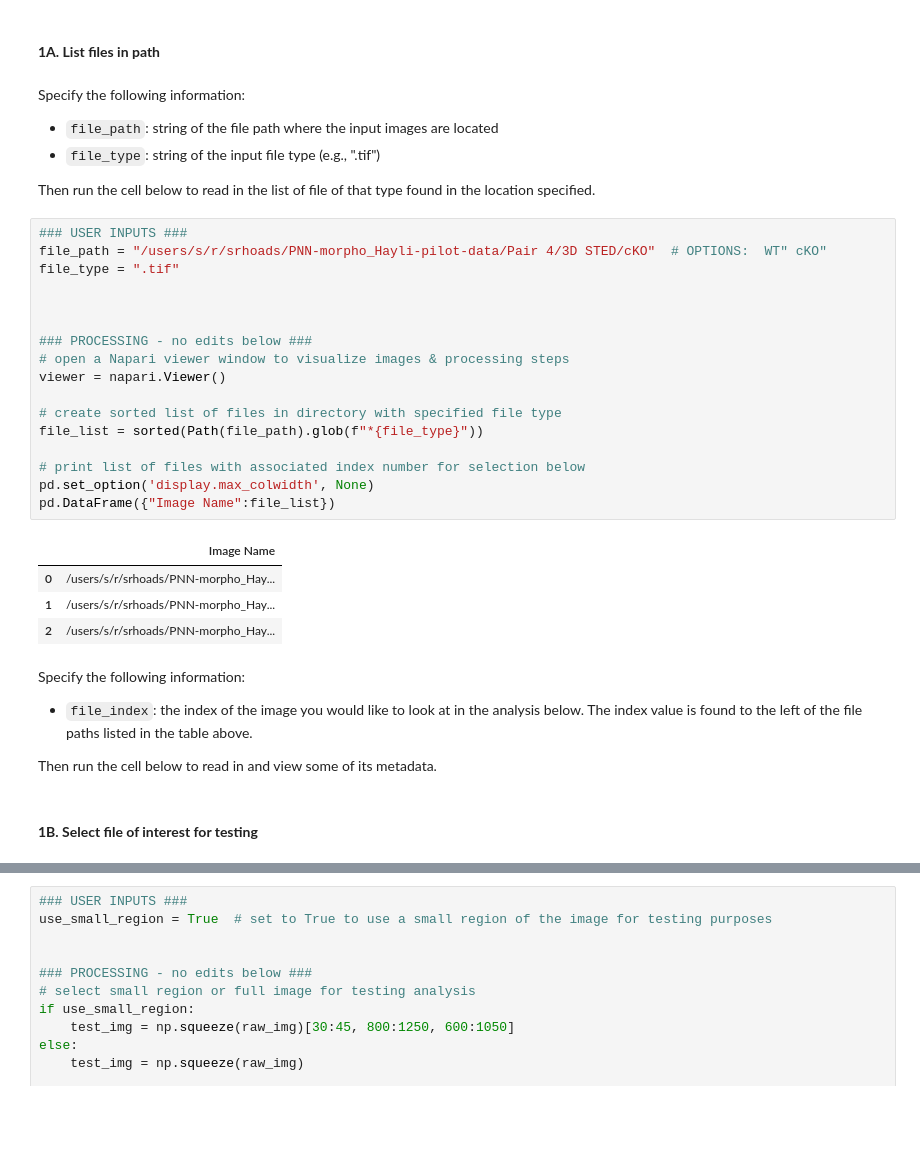
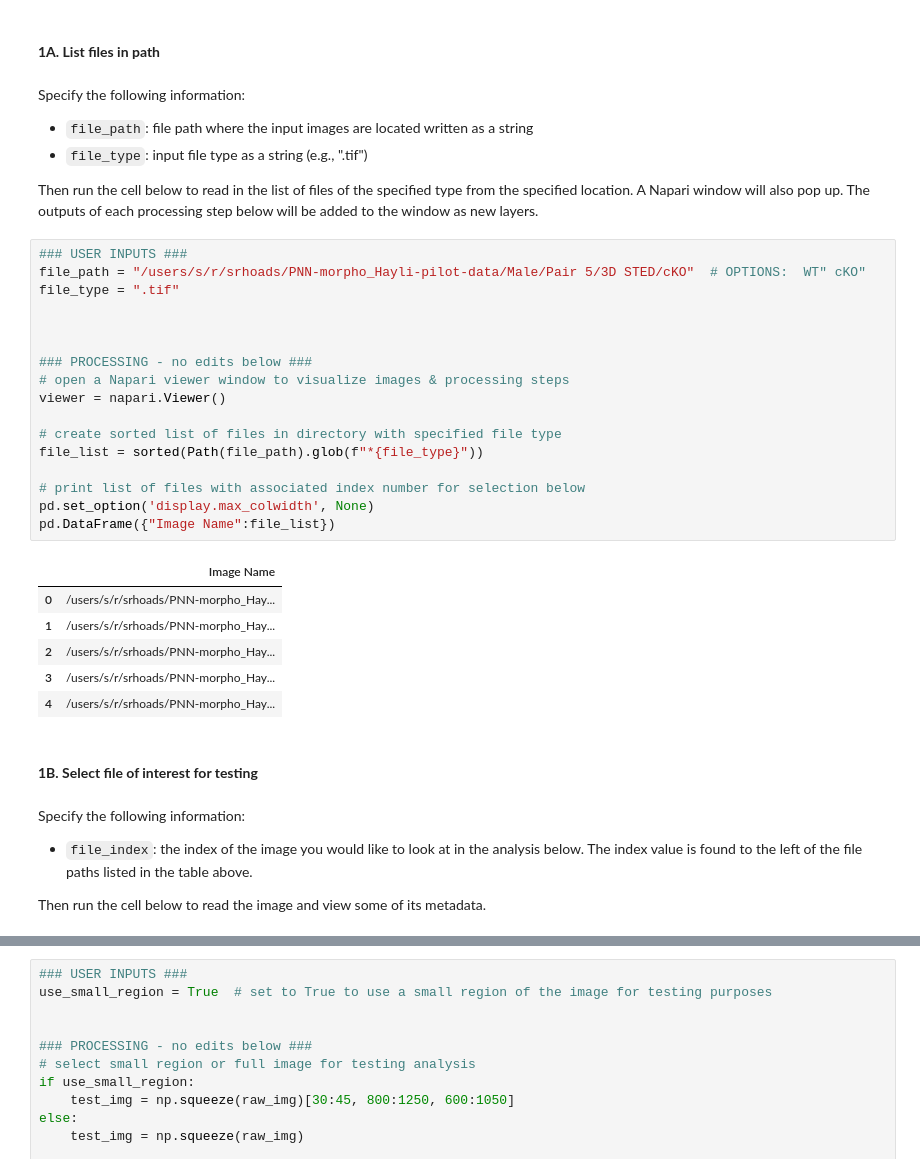
Before and after one commit to shanrhoads/PNN-morpho-quant, a Jupyter notebook: notebooks/PNN-morpho-analysis.ipynb, the cells around one changed output, grey strips where cells are left out. Cells and saved outputs as stored; diff of their text form; blank space fills up the shorter version.

```diff
--- a/notebooks/PNN-morpho-analysis.ipynb
+++ b/notebooks/PNN-morpho-analysis.ipynb
@@ -126,39 +111,42 @@ pd.set_option('display.max_columns', None)
 #### **1A. List files in path**
 # %% [markdown]
 Specify the following information:
-- `file_path`: string of the file path where the input images are located
-- `file_type`: string of the input file type (e.g., ".tif")
+- `file_path`: file path where the input images are located written as a string
+- `file_type`: input file type as a string (e.g., ".tif")
 
-Then run the cell below to read in the list of file of that type found in the location specified.
+Then run the cell below to read in the list of files of the specified type from the specified location. A Napari window will also pop up. The outputs of each processing step below will be added to the window as new layers.
 # %%
 ### USER INPUTS ###
-file_path = "/users/s/r/srhoads/PNN-morpho_Hayli-pilot-data/Pair 4/3D STED/cKO"  # OPTIONS:  WT" cKO"
+file_path = "/users/s/r/srhoads/PNN-morpho_Hayli-pilot-data/Male/Pair 5/3D STED/cKO"  # OPTIONS:  WT" cKO"
 file_type = ".tif"
 
 
 
 ### PROCESSING - no edits below ###
 # open a Napari viewer window to visualize images & processing steps
 viewer = napari.Viewer()
 
 # create sorted list of files in directory with specified file type
 file_list = sorted(Path(file_path).glob(f"*{file_type}"))
 
 # print list of files with associated index number for selection below
 pd.set_option('display.max_colwidth', None)
 pd.DataFrame({"Image Name":file_list})
 # %% [output]
 |  | Image Name |
 | 0 | /users/s/r/srhoads/PNN-morpho_Hay... |
 | 1 | /users/s/r/srhoads/PNN-morpho_Hay... |
 | 2 | /users/s/r/srhoads/PNN-morpho_Hay... |
+| 3 | /users/s/r/srhoads/PNN-morpho_Hay... |
+| 4 | /users/s/r/srhoads/PNN-morpho_Hay... |
-# %% [markdown]
-Specify the following information:
-- `file_index`: the index of the image you would like to look at in the analysis below. The index value is found to the left of the file paths listed in the table above.
-
-Then run the cell below to read in and view some of its metadata.
 # %% [markdown]
 #### **1B. Select file of interest for testing**
+# %% [markdown]
+Specify the following information:
+- `file_index`: the index of the image you would like to look at in the analysis below. The index value is found to the left of the file paths listed in the table above.
+
+Then run the cell below to read  the image
+ and view some of its metadata.
 # %%
 ### USER INPUTS ###
 file_index = 2  # change this number to select a different file from the list above
```
Also changed, not shown: parts of 14 cells of this notebook, 2 other files.
